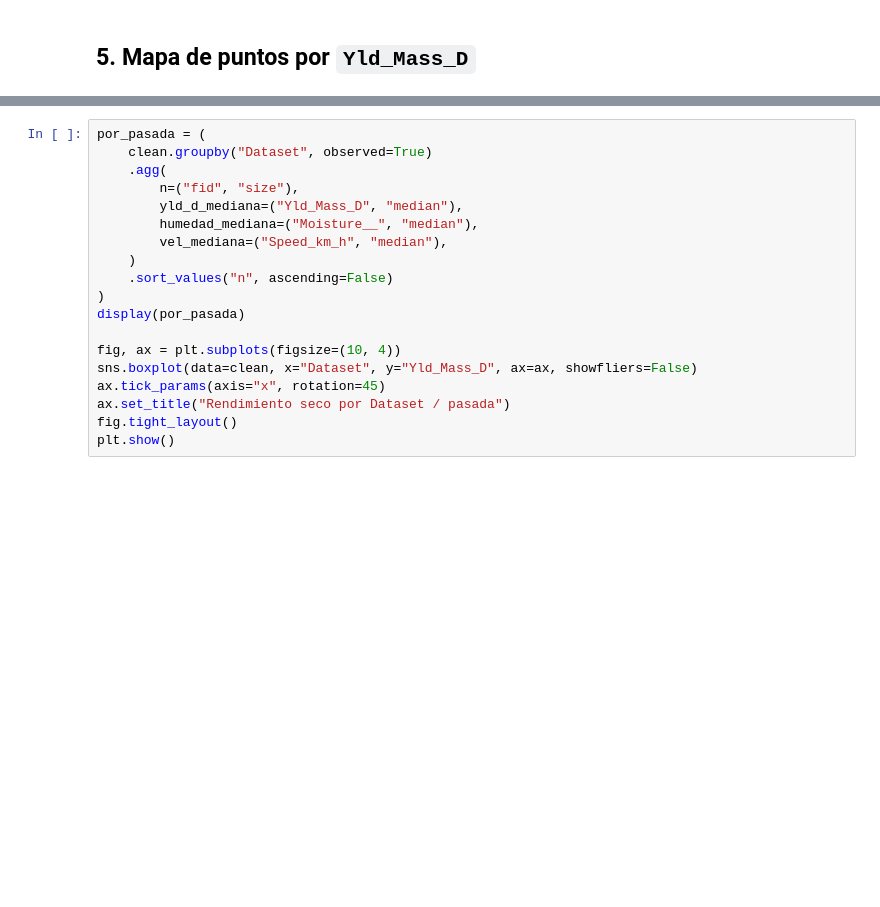
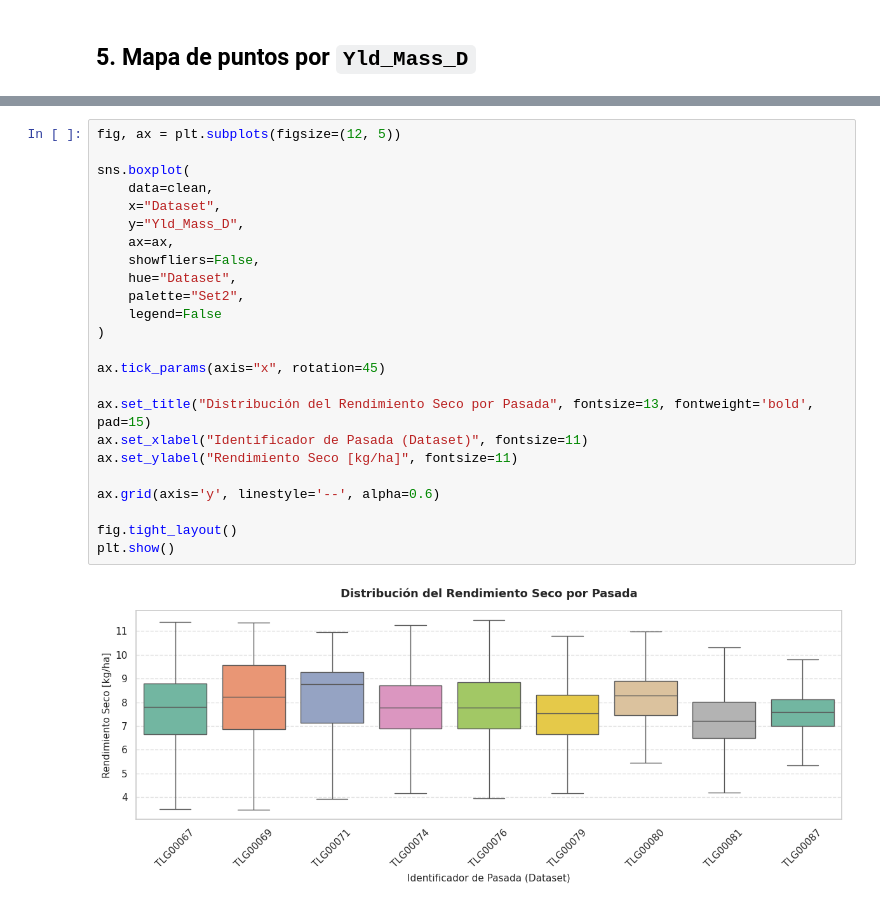
Before and after one commit to FFerrerPuccio1/Ciencia-Datos-G4, a Jupyter notebook: notebooks/01_eda_mapa_rendimiento.ipynb, the cells around one changed output, grey strips where cells are left out. Drawn from its saved outputs; the diff is of its cells as text; blank space fills up the shorter version.

```diff
--- a/notebooks/01_eda_mapa_rendimiento.ipynb
+++ b/notebooks/01_eda_mapa_rendimiento.ipynb
@@ -174,19 +306,26 @@ plt.show()
 # %%
-por_pasada = (
-    clean.groupby("Dataset", observed=True)
-    .agg(
-        n=("fid", "size"),
-        yld_d_mediana=("Yld_Mass_D", "median"),
-        humedad_mediana=("Moisture__", "median"),
-        vel_mediana=("Speed_km_h", "median"),
-    )
-    .sort_values("n", ascending=False)
+fig, ax = plt.subplots(figsize=(12, 5))
+
+sns.boxplot(
+    data=clean,
+    x="Dataset",
+    y="Yld_Mass_D",
+    ax=ax,
+    showfliers=False,
+    hue="Dataset",
+    palette="Set2",
+    legend=False
 )
-display(por_pasada)
 
-fig, ax = plt.subplots(figsize=(10, 4))
-sns.boxplot(data=clean, x="Dataset", y="Yld_Mass_D", ax=ax, showfliers=False)
 ax.tick_params(axis="x", rotation=45)
-ax.set_title("Rendimiento seco por Dataset / pasada")
+
+ax.set_title("Distribución del Rendimiento Seco por Pasada", fontsize=13, fontweight='bold', pad=15)
+ax.set_xlabel("Identificador de Pasada (Dataset)", fontsize=11)
+ax.set_ylabel("Rendimiento Seco [kg/ha]", fontsize=11)
+
+ax.grid(axis='y', linestyle='--', alpha=0.6)
+
 fig.tight_layout()
 plt.show()
+# %% [output]
+[figure, added]
```
Also changed, not shown: parts of 13 cells of this notebook.
